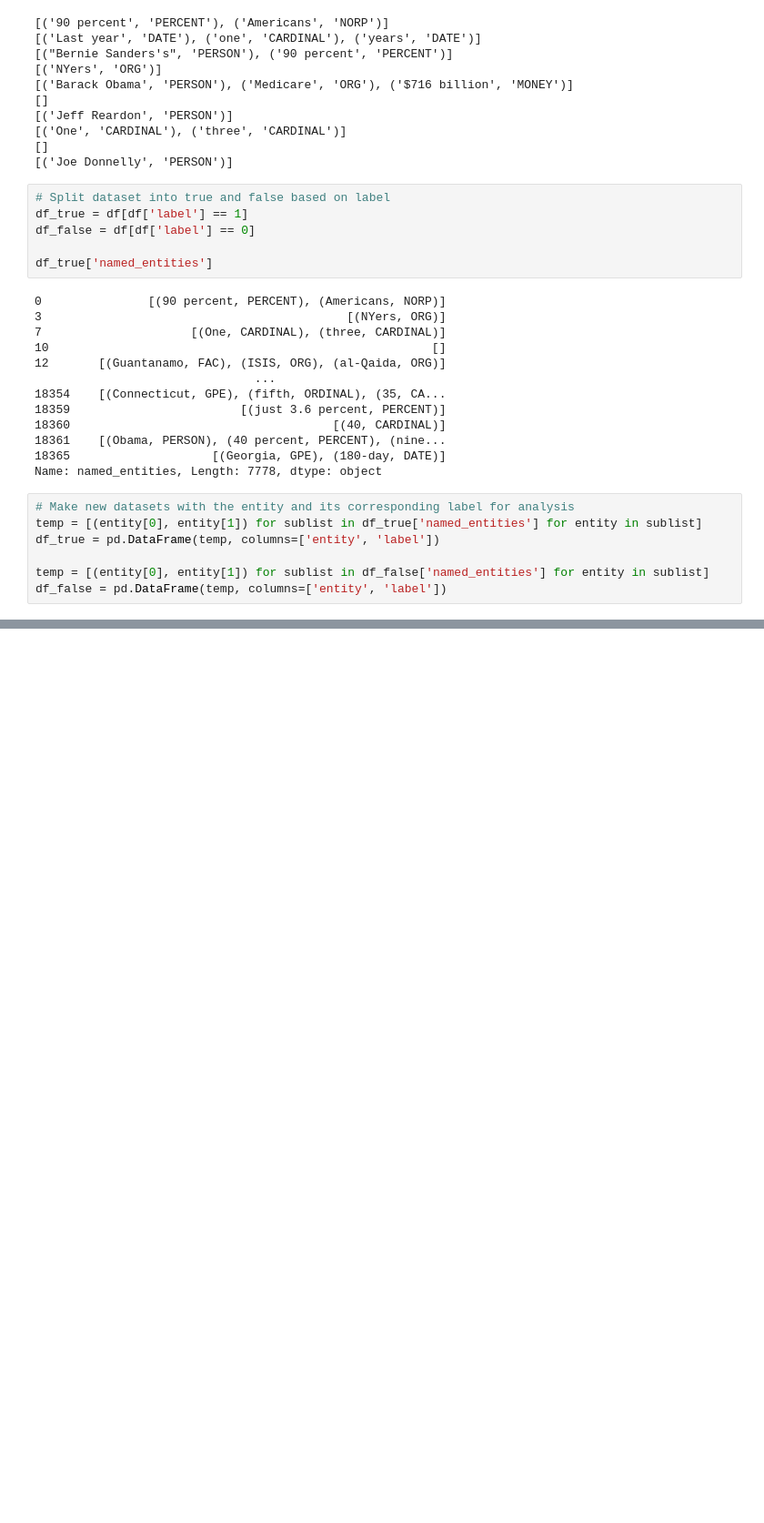
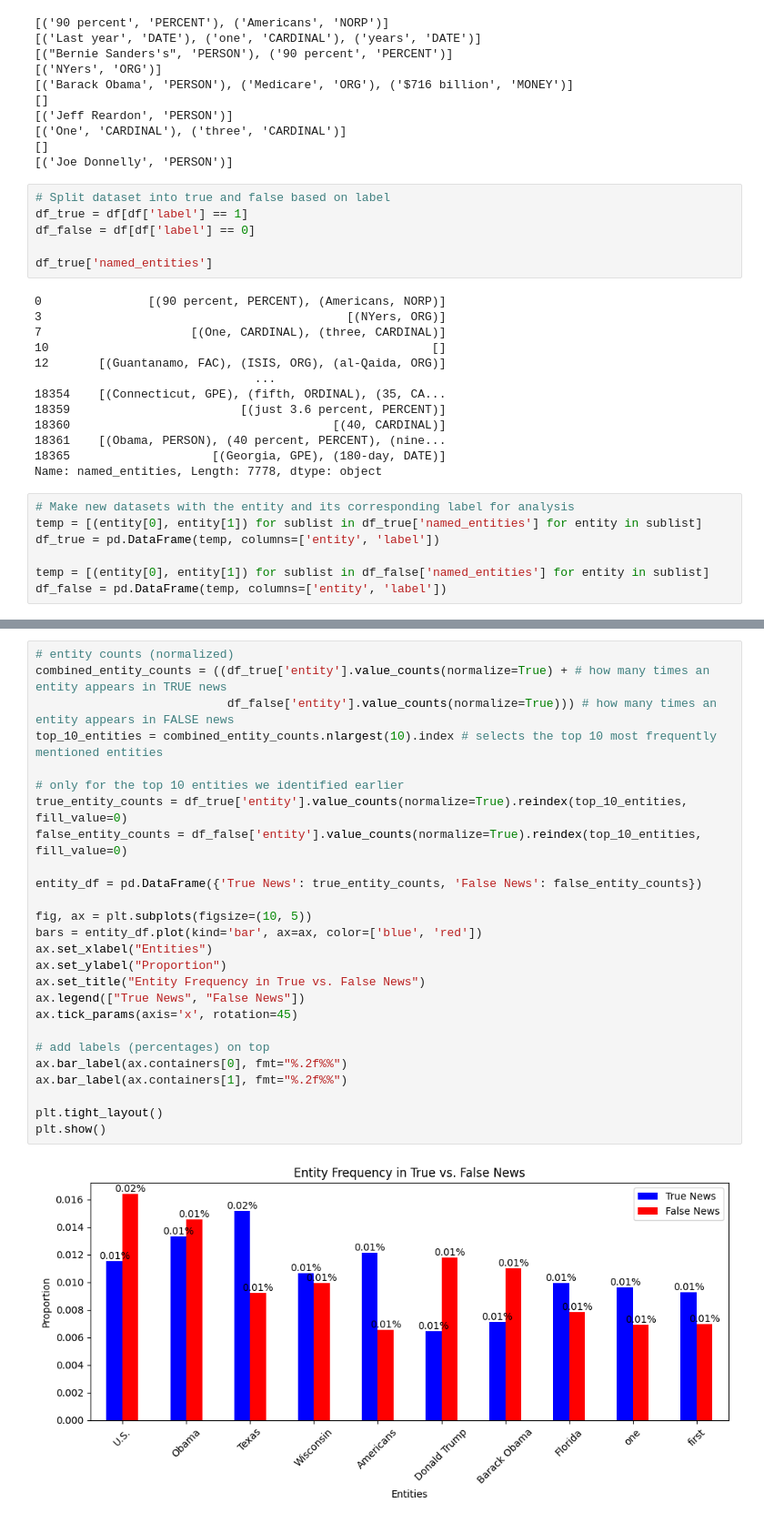
Before and after one commit to matusstanko/NLPD_18, a Jupyter notebook: spacy.ipynb, the cells around one changed output, grey strips where cells are left out. Shown at 91% size. Saved outputs shown, nothing was run; the diff lists cells and outputs as text; blank space fills up the shorter version.

```diff
--- a/spacy.ipynb
+++ b/spacy.ipynb
@@ -171,0 +173,28 @@ plt.show()
+# %%
+# entity counts (normalized)
+combined_entity_counts = ((df_true['entity'].value_counts(normalize=True) + # how many times an entity appears in TRUE news
+                           df_false['entity'].value_counts(normalize=True))) # how many times an entity appears in FALSE news
+top_10_entities = combined_entity_counts.nlargest(10).index # selects the top 10 most frequently mentioned entities
+
+# only for the top 10 entities we identified earlier
+true_entity_counts = df_true['entity'].value_counts(normalize=True).reindex(top_10_entities, fill_value=0)
+false_entity_counts = df_false['entity'].value_counts(normalize=True).reindex(top_10_entities, fill_value=0)
+
+entity_df = pd.DataFrame({'True News': true_entity_counts, 'False News': false_entity_counts})
+
+fig, ax = plt.subplots(figsize=(10, 5))
+bars = entity_df.plot(kind='bar', ax=ax, color=['blue', 'red'])
+ax.set_xlabel("Entities")
+ax.set_ylabel("Proportion")
+ax.set_title("Entity Frequency in True vs. False News")
+ax.legend(["True News", "False News"])
+ax.tick_params(axis='x', rotation=45)
+
+# add labels (percentages) on top
+ax.bar_label(ax.containers[0], fmt="%.2f%%")
+ax.bar_label(ax.containers[1], fmt="%.2f%%")
+
+plt.tight_layout()
+plt.show()
+# %% [output]
+[figure, added]
```
Also changed, not shown: parts of 6 cells of this notebook, 1 other file.
